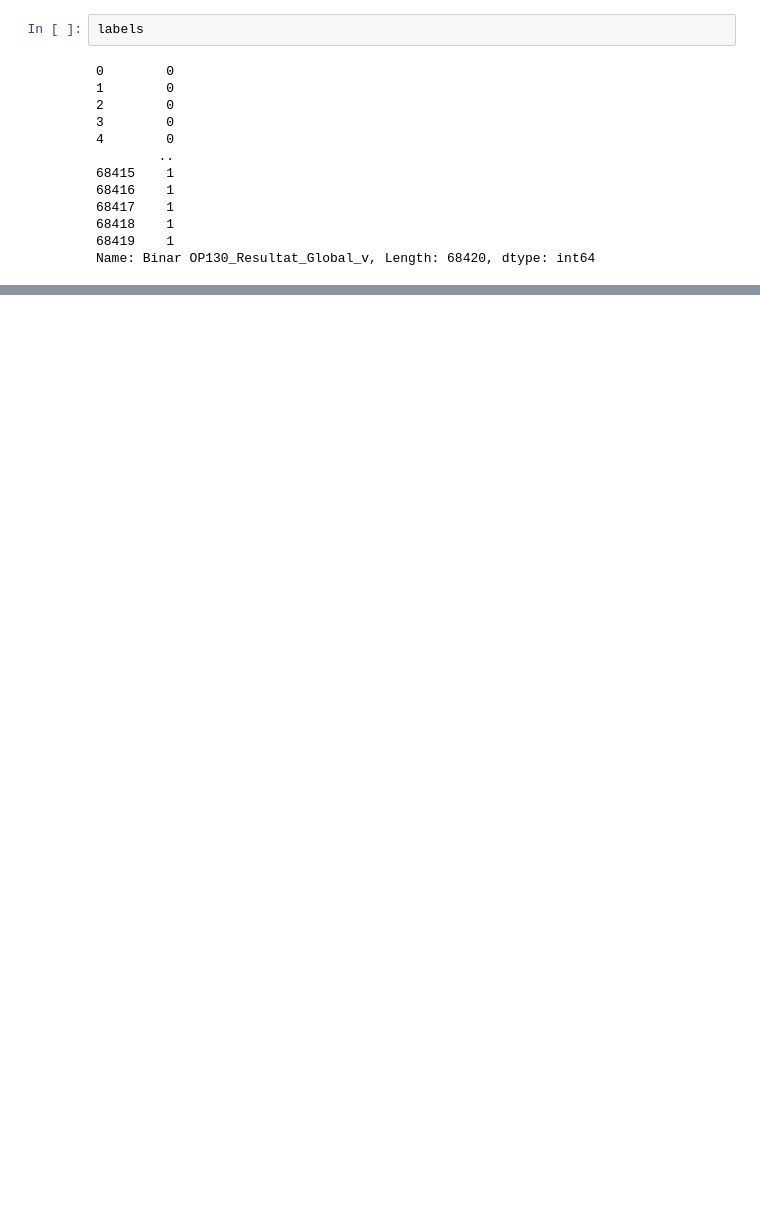
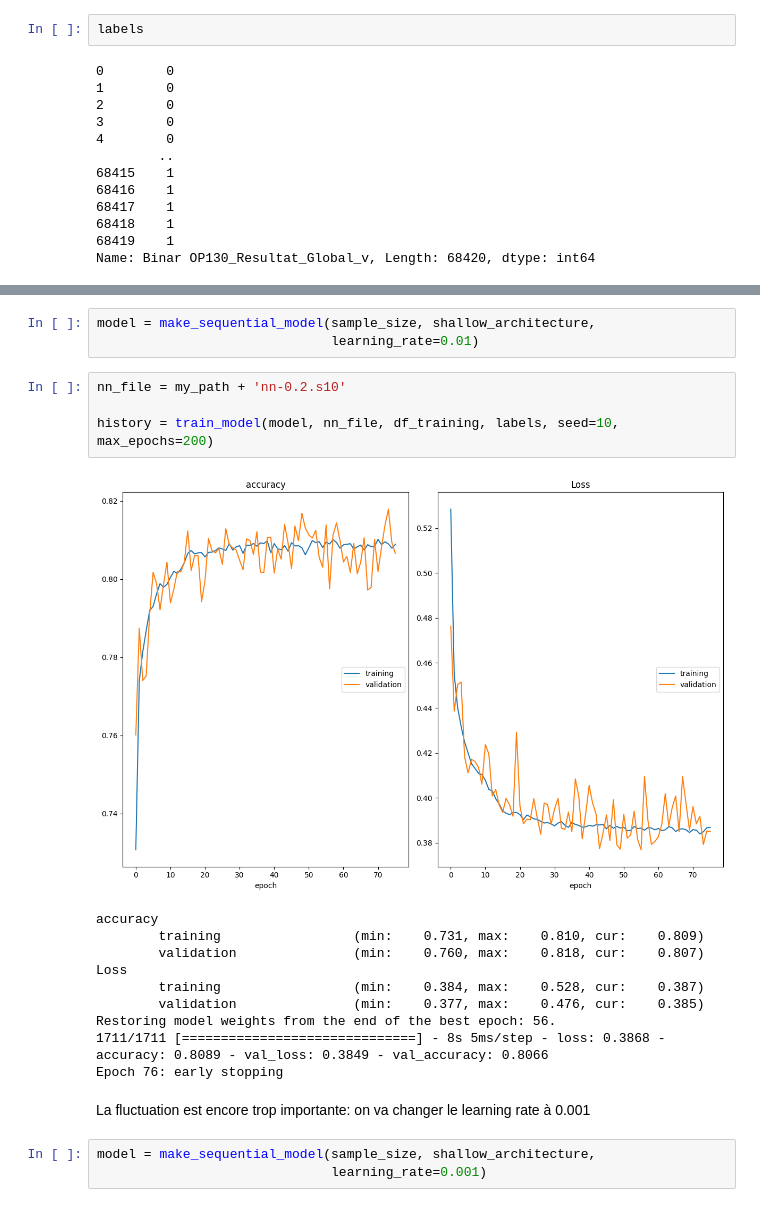
Before and after one commit to TonioHathos/AI_Valeo, a Jupyter notebook: code_Antoine/Modèle_NN_Antoine.ipynb, the cells around one changed output, grey strips where cells are left out. Cells and saved outputs as stored; diff of their text form; blank space fills up the shorter version.

```diff
--- a/code_Antoine/Modèle_NN_Antoine.ipynb
+++ b/code_Antoine/Modèle_NN_Antoine.ipynb
@@ -209,0 +445,23 @@ IndexError: ignored
+# %%
+model = make_sequential_model(sample_size, shallow_architecture,
+                              learning_rate=0.01)
+# %%
+nn_file = my_path + 'nn-0.2.s10'
+
+history = train_model(model, nn_file, df_training, labels, seed=10, max_epochs=200)
+# %% [output]
+[figure, added]
+accuracy
+        training                 (min:    0.731, max:    0.810, cur:    0.809)
+        validation               (min:    0.760, max:    0.818, cur:    0.807)
+Loss
+        training                 (min:    0.384, max:    0.528, cur:    0.387)
+        validation               (min:    0.377, max:    0.476, cur:    0.385)
+Restoring model weights from the end of the best epoch: 56.
+1711/1711 [==============================] - 8s 5ms/step - loss: 0.3868 - accuracy: 0.8089 - val_loss: 0.3849 - val_accuracy: 0.8066
+Epoch 76: early stopping
+# %% [markdown]
+La fluctuation est encore trop importante: on va changer le learning rate à 0.001
+# %%
+model = make_sequential_model(sample_size, shallow_architecture,
+                              learning_rate=0.001)
```
Also changed, not shown: parts of 25 cells of this notebook.
